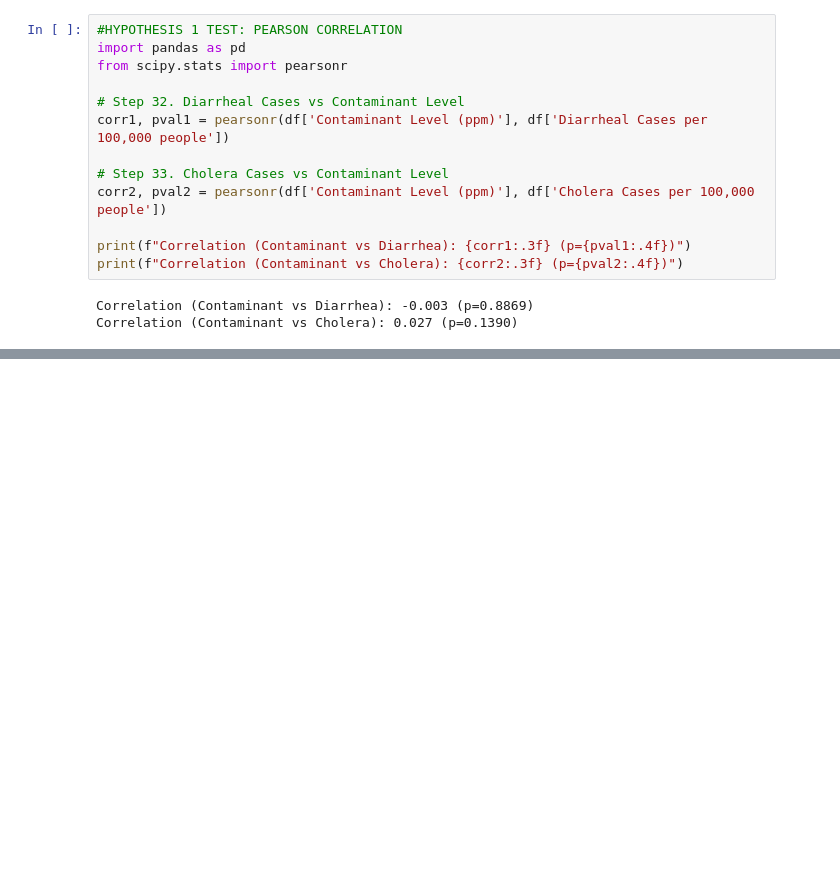
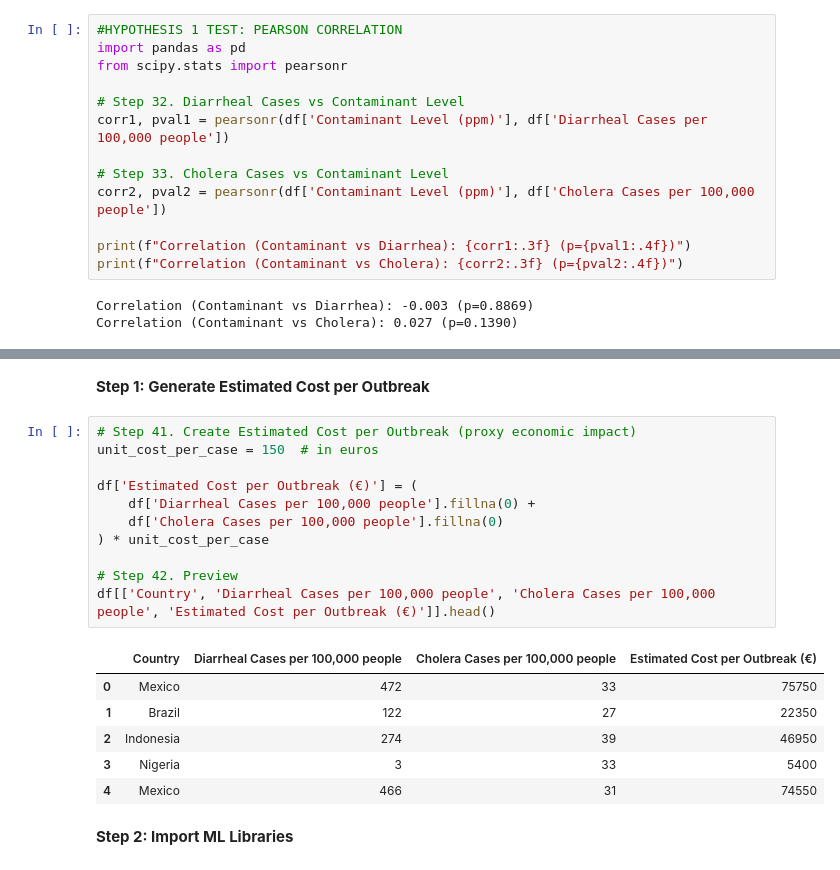
Before and after one commit to Sashafirce/water_pollution_and_health_risk_explorer, a Jupyter notebook: jupyter_notebooks/water_pollution_and_disease_outbreaks.ipynb, the cells around one changed output, grey strips where cells are left out. Saved outputs shown, nothing was run; the diff lists cells and outputs as text; blank space fills up the shorter version.

```diff
--- a/jupyter_notebooks/water_pollution_and_disease_outbreaks.ipynb
+++ b/jupyter_notebooks/water_pollution_and_disease_outbreaks.ipynb
@@ -602,0 +958,22 @@ Required columns for Hypothesis 3 not found in dataset.
+# %% [markdown]
+**Step 1: Generate Estimated Cost per Outbreak**
+# %%
+# Step 41. Create Estimated Cost per Outbreak (proxy economic impact)
+unit_cost_per_case = 150  # in euros
+
+df['Estimated Cost per Outbreak (€)'] = (
+    df['Diarrheal Cases per 100,000 people'].fillna(0) +
+    df['Cholera Cases per 100,000 people'].fillna(0)
+) * unit_cost_per_case
+
+# Step 42. Preview
+df[['Country', 'Diarrheal Cases per 100,000 people', 'Cholera Cases per 100,000 people', 'Estimated Cost per Outbreak (€)']].head()
+# %% [output]
+|  | Country | Diarrheal Cases per 100,000 people | Cholera Cases per 100,000 people | Estimated Cost per Outbreak (€) |
+| 0 | Mexico | 472 | 33 | 75750 |
+| 1 | Brazil | 122 | 27 | 22350 |
+| 2 | Indonesia | 274 | 39 | 46950 |
+| 3 | Nigeria | 3 | 33 | 5400 |
+| 4 | Mexico | 466 | 31 | 74550 |
+# %% [markdown]
+**Step 2: Import ML Libraries**
```
Also changed, not shown: parts of 44 cells of this notebook, 1 other file.
